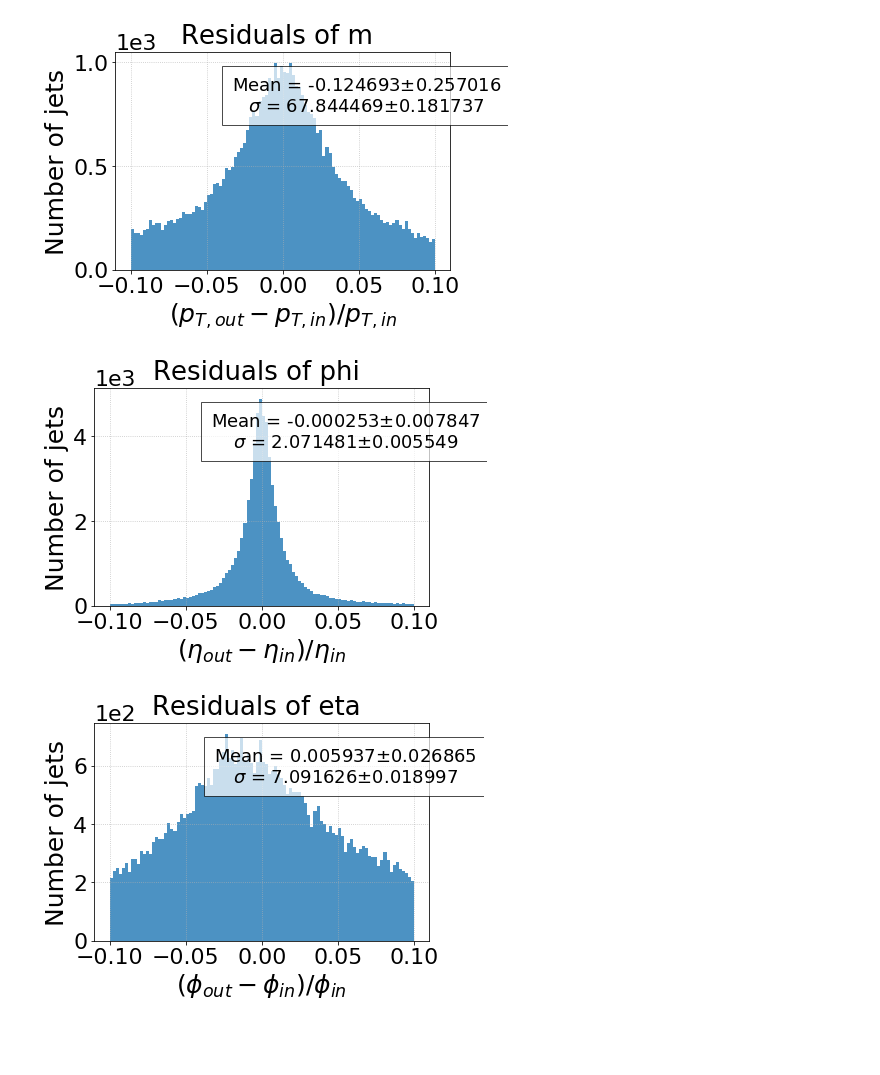
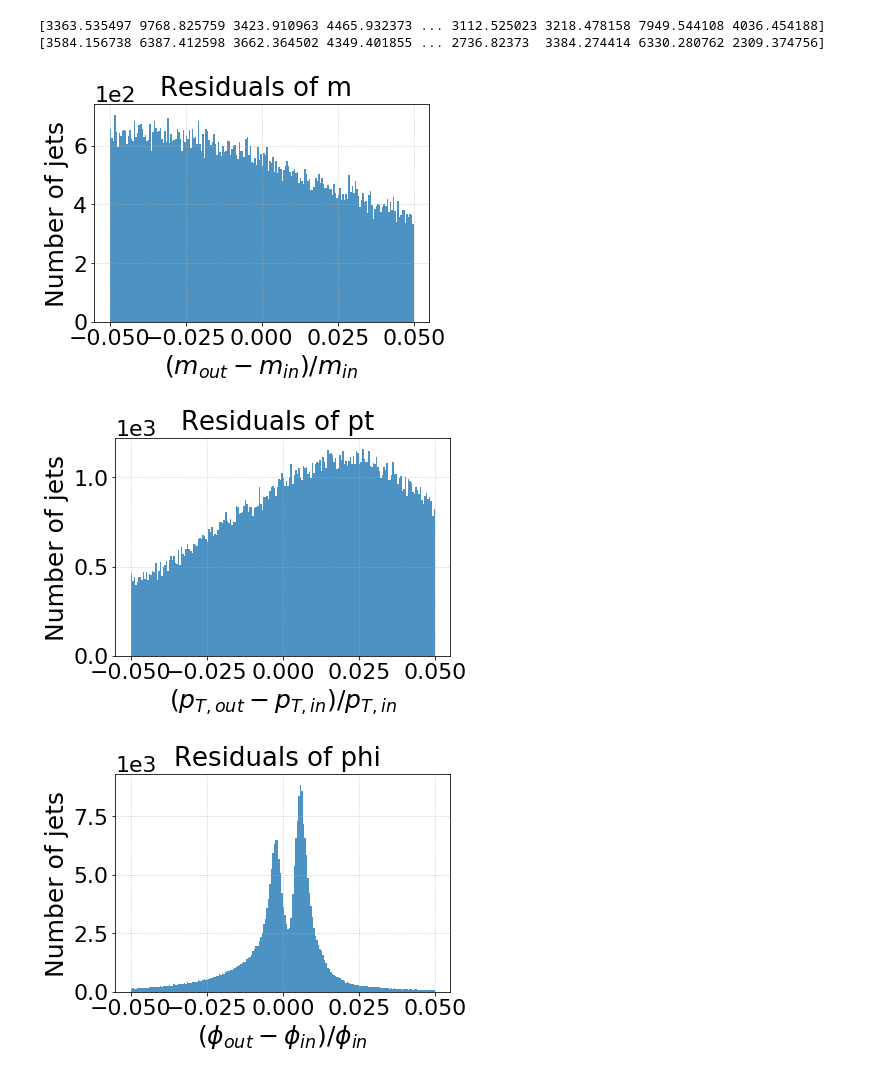
Before and after one commit to Autoencoders-compression-anomaly/AE-Compression-pytorch, a Jupyter notebook: float_compression/4D/train_uncompressed.ipynb, the cells around one changed output. Saved outputs shown, nothing was run; the diff lists cells and outputs as text; code cells hidden in the pictures; blank space fills up the shorter version.

```diff
--- a/float_compression/4D/train_uncompressed.ipynb
+++ b/float_compression/4D/train_uncompressed.ipynb
@@ -121,14 +170,15 @@ markers = ['*', 's']
 
 branches=["pt","eta","phi","m"]
 
+%matplotlib inline
+n_bins = 200
 alph = 0.8
-n_bins = 100
 for kk in np.arange(4):
     plt.figure(kk + 4)
     n_hist_data, bin_edges, _ = plt.hist(train[branches[kk]], color=colors[1], label='Input', alpha=1, bins=n_bins)
     #n_hist_pred, _, _ = plt.hist(pred[:, kk], color=colors[0], label='Output', alpha=alph, bins=bin_edges)
     plt.suptitle(branches[kk])
-    plt.xlabel(variable_list[kk] + ' ' + unit_list[kk])
+    plt.xlabel(variable_list[kk])
     plt.ylabel('Number of events')
     ms.sciy()
     # plt.yscale('log')
@@ -306,33 +401,46 @@ for kk in np.arange(4):
 # %%
 import utils
 from scipy import stats
-residual_strings = [r'$(p_{T,out} - p_{T,in}) / p_{T,in}$',
-                        r'$(\eta_{out} - \eta_{in}) / \eta_{in}$',
-                        r'$(\phi_{out} - \phi_{in}) / \phi_{in}$',
-                        r'$(m_{out} - m_{in}) / m_{in}$']
-residuals = (pred - data.detach().numpy()) / data.detach().numpy()
-range = (-.1, .1)
+residual_strings = [r'$(m_{out} - m_{in}) / m_{in}$',
+                    r'$(p_{T,out} - p_{T,in}) / p_{T,in}$',
+                    r'$(\phi_{out} - \phi_{in}) / \phi_{in}$',
+                        r'$(\eta_{out} - \eta_{in}) / \eta_{in}$'
+
+                        ]
+#residuals = (pred - data.detach().numpy()) / data.detach().numpy()
+
+
+residuals = (pred - data.detach().numpy())/data.detach().numpy()
+
+mres = (pred[:, 0] - data.detach().numpy()[:, 0])/data.detach().numpy()[:, 0]
+
+print(pred[:, 0])
+print(data.detach().numpy()[:, 0])
+
+range = (-0.05, 0.05)
 #range=None
 
 for kk in np.arange(4):
     plt.figure()
     n_hist_pred, bin_edges, _ = plt.hist(
-        residuals[:, kk], label='Residuals', linestyle=line_style[0], alpha=alph, bins=100, range=range)
+        residuals[:, kk], label='Residuals', linestyle=line_style[0], alpha=alph, bins=200, range=range)
     plt.suptitle('Residuals of %s' % train.columns[kk])
     plt.xlabel(residual_strings[kk])  # (train.columns[kk], train.columns[kk], train.columns[kk]))
     plt.ylabel('Number of jets')
     ms.sciy()
     #plt.yscale('log')
     std = np.std(residuals[:, kk])
     std_err = utils.std_error(residuals[:, kk])
     mean = np.nanmean(residuals[:, kk])
     sem = stats.sem(residuals[:, kk], nan_policy='omit')
     ax = plt.gca()
-    plt.text(.75, .8, 'Mean = %f$\pm$%f\n$\sigma$ = %f$\pm$%f' % (mean, sem, std, std_err), bbox={'facecolor': 'white', 'alpha': 0.7, 'pad': 10},
-             horizontalalignment='center', verticalalignment='center', transform=ax.transAxes, fontsize=18)
+    #plt.text(.75, .8, 'Mean = %f$\pm$%f\n$\sigma$ = %f$\pm$%f' % (mean, sem, std, std_err), bbox={'facecolor': 'white', 'alpha': 0.7, 'pad': 10},
+    #         horizontalalignment='center', verticalalignment='center', transform=ax.transAxes, fontsize=18)
     fig_name = 'trainforever_residual_%s' % train.columns[kk]
     #plt.savefig(curr_save_folder + fig_name)
 # %% [output]
+[3363.535497 9768.825759 3423.910963 4465.932373 ... 3112.525023 3218.478158 7949.544108 4036.454188]
+[3584.156738 6387.412598 3662.364502 4349.401855 ... 2736.82373  3384.274414 6330.280762 2309.374756]
-[figure, old version]
+[figure, new version]
-[figure, old version]
+[figure, new version]
-[figure, old version]
+[figure, new version]
```
Also changed, not shown: parts of 20 cells of this notebook, 5 other files.
